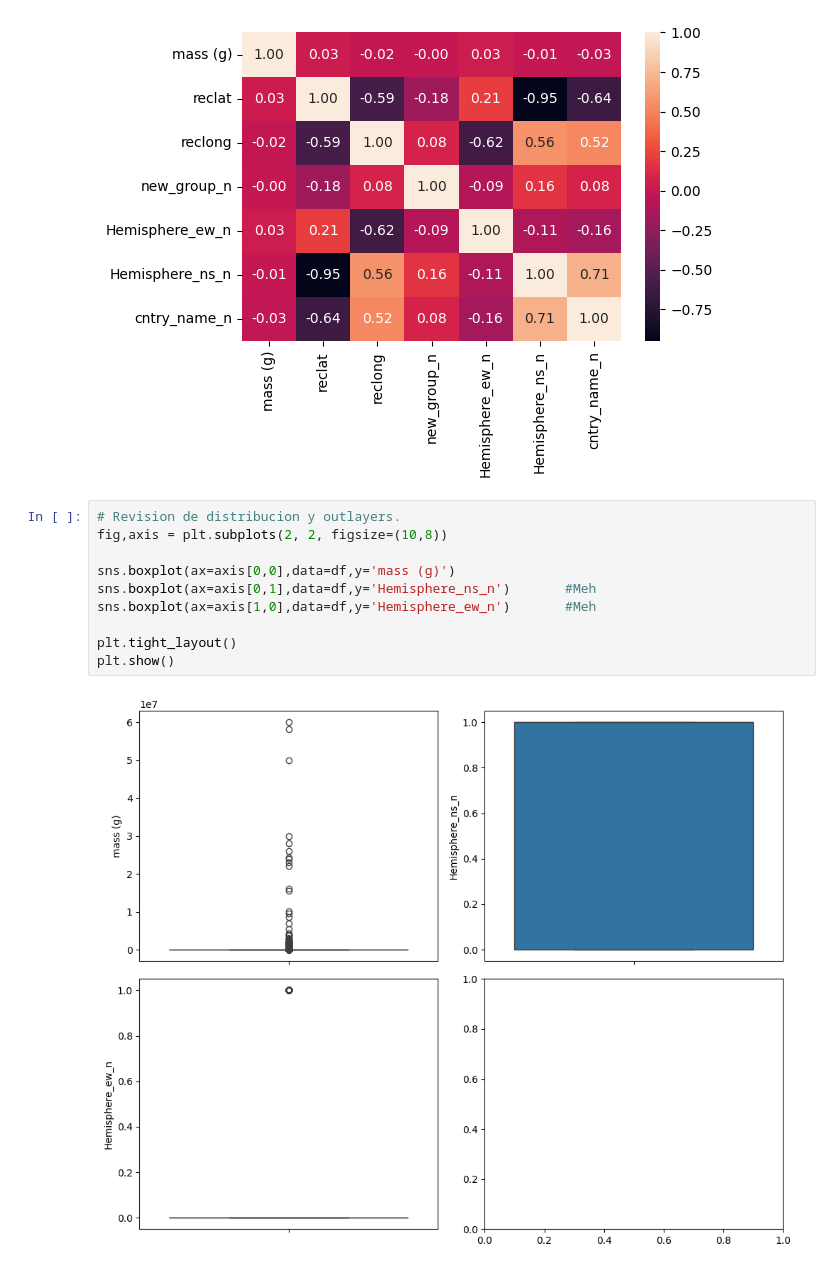
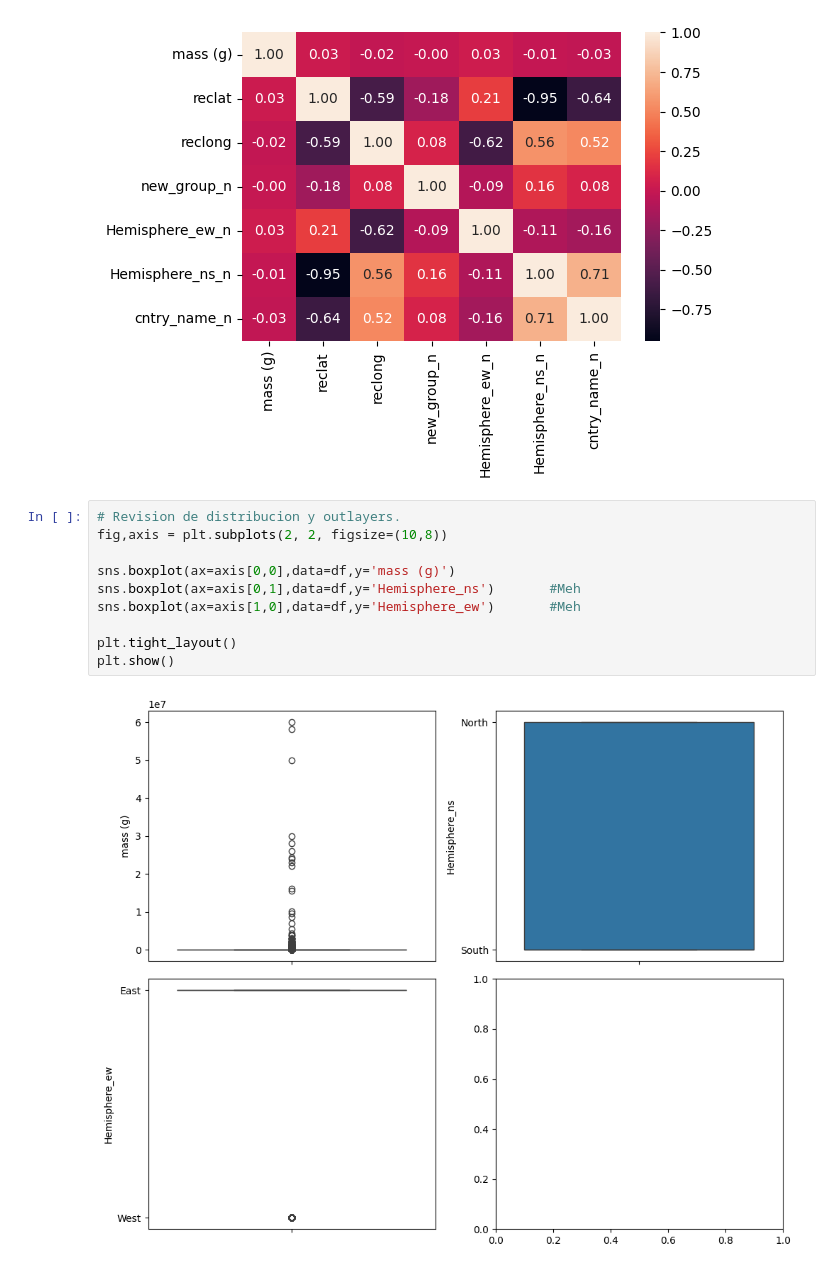
Before and after one commit to PabloRoblesA/Prologo_Proyecto, a Jupyter notebook: src/EDA.ipynb, the cells around one changed output. Cells and saved outputs as stored; diff of their text form.

```diff
--- a/src/EDA.ipynb
+++ b/src/EDA.ipynb
@@ -246,12 +246,12 @@ plt.show()
 # %%
 # Revision de distribucion y outlayers.
 fig,axis = plt.subplots(2, 2, figsize=(10,8))
 
 sns.boxplot(ax=axis[0,0],data=df,y='mass (g)')
-sns.boxplot(ax=axis[0,1],data=df,y='Hemisphere_ns_n')       #Meh
-sns.boxplot(ax=axis[1,0],data=df,y='Hemisphere_ew_n')       #Meh
+sns.boxplot(ax=axis[0,1],data=df,y='Hemisphere_ns')       #Meh
+sns.boxplot(ax=axis[1,0],data=df,y='Hemisphere_ew')       #Meh
 
 plt.tight_layout()
 plt.show()
 # %% [output]
-[figure, old version]
+[figure, new version]
```
Also changed, not shown: 1 other file.
